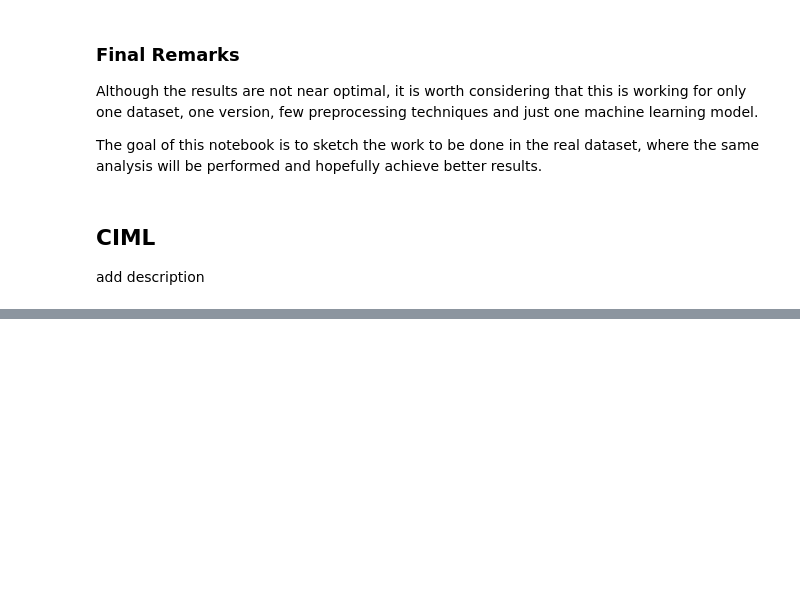
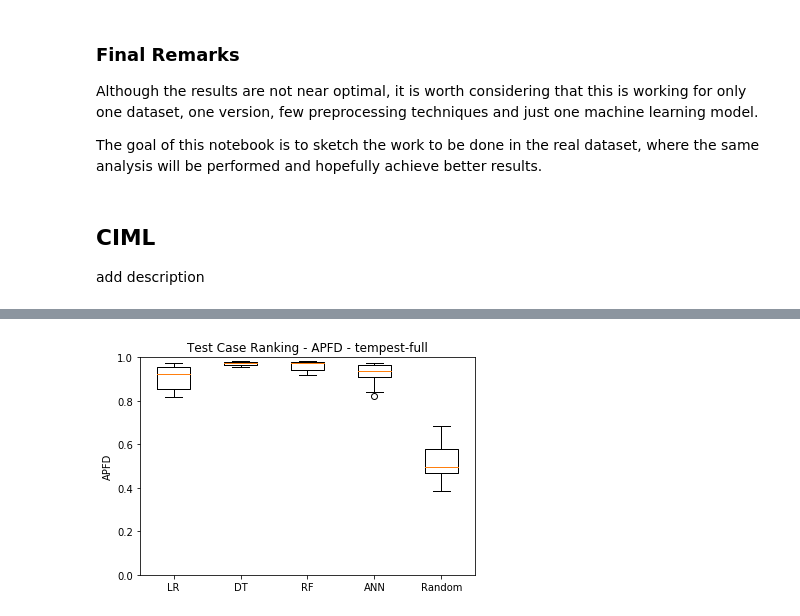
Before and after one commit to johnnylousas/Master-Thesis, a Jupyter notebook: scripts/Regression_Testing.ipynb, the cells around one changed output, grey strips where cells are left out. Saved outputs shown, nothing was run; the diff lists cells and outputs as text; code cells hidden in the pictures; blank space fills up the shorter version.

```diff
--- a/scripts/Regression_Testing.ipynb
+++ b/scripts/Regression_Testing.ipynb
@@ -626,0 +630,4 @@ prd
+# %%
+boxplots(apfds, dataset='tempest-full', labels=labels_APFD, title=titleAPFD, ylabel=ylab_apfd,save_file_name='APFD', save=False)
+# %% [output]
+[figure, added]
```
Also changed, not shown: parts of 22 cells of this notebook.
